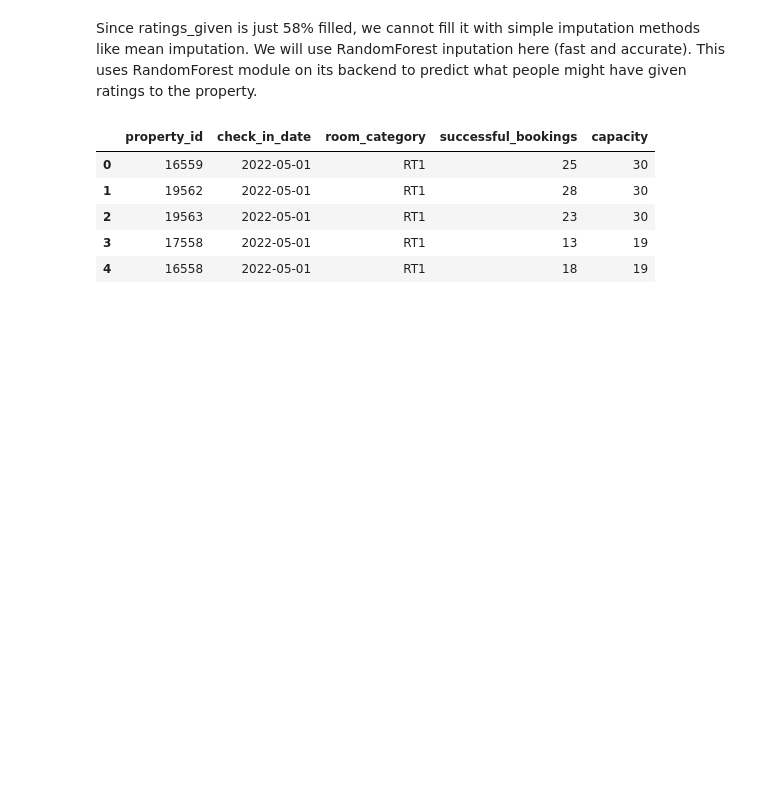
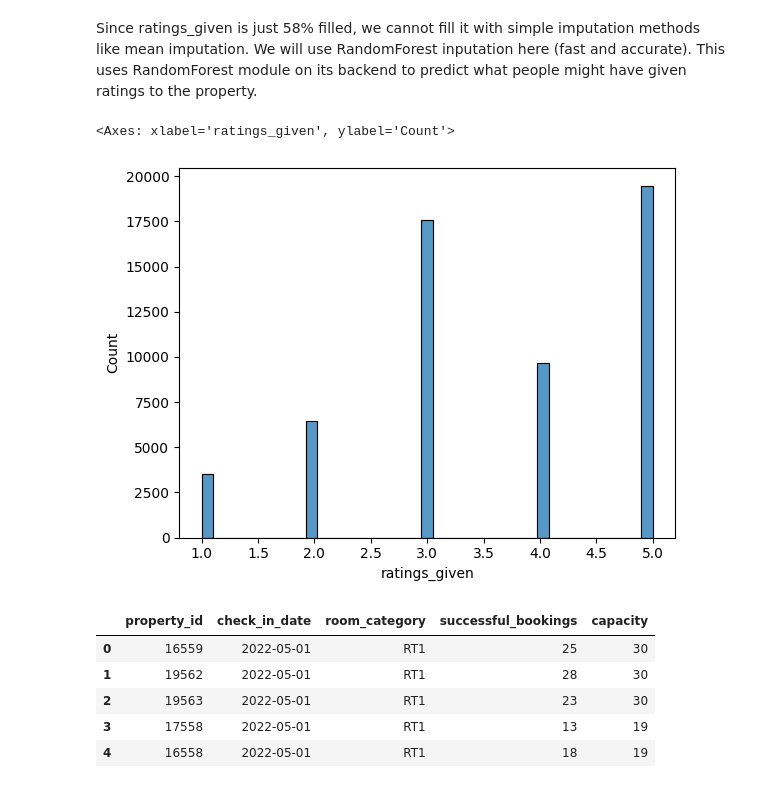
Before and after one commit to VeryVarg/C-A_IITG-Optimising-Revenue, a Jupyter notebook: c-a-iitg-optimising-revenue.ipynb, the cells around one changed output. Drawn from its saved outputs; the diff is of its cells as text; code cells hidden in the pictures; blank space fills up the shorter version.

```diff
--- a/c-a-iitg-optimising-revenue.ipynb
+++ b/c-a-iitg-optimising-revenue.ipynb
@@ -257,6 +257,12 @@ dtypes: category(3), datetime64[ns](3), float64(1), int64(4), object(1)
 memory usage: 9.6+ MB
 # %% [markdown]
 Since ratings_given is just 58% filled, we cannot fill it with simple imputation methods like mean imputation. We will use RandomForest inputation here (fast and accurate). This uses RandomForest module on its backend to predict what people might have given ratings to the property.
+# %%
+import seaborn as sns
+sns.histplot(fact_bookings["ratings_given"])
+# %% [output]
+<Axes: xlabel='ratings_given', ylabel='Count'>
+[figure, added]
 # %%
 from sklearn.experimental import enable_iterative_imputer
 from sklearn.impute import IterativeImputer
```
Also changed, not shown: parts of 5 cells of this notebook.
